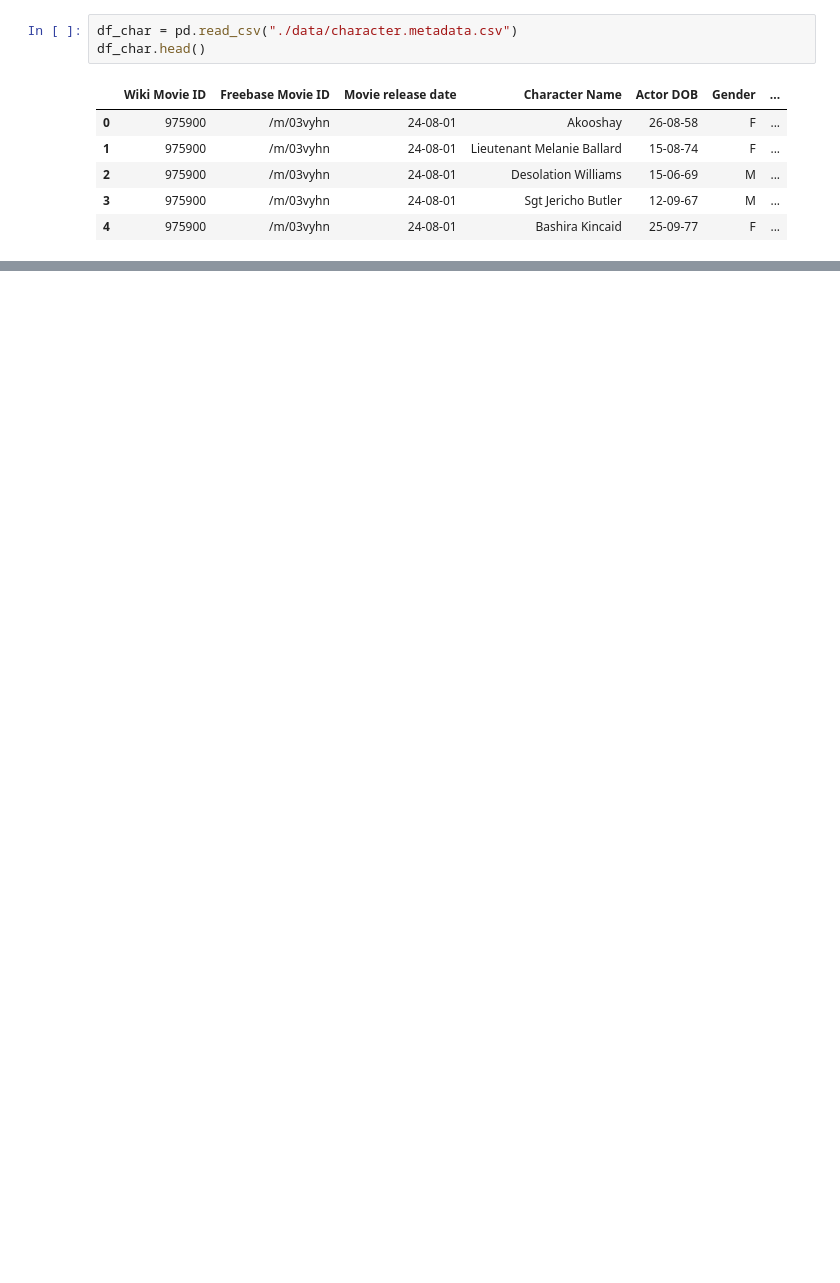
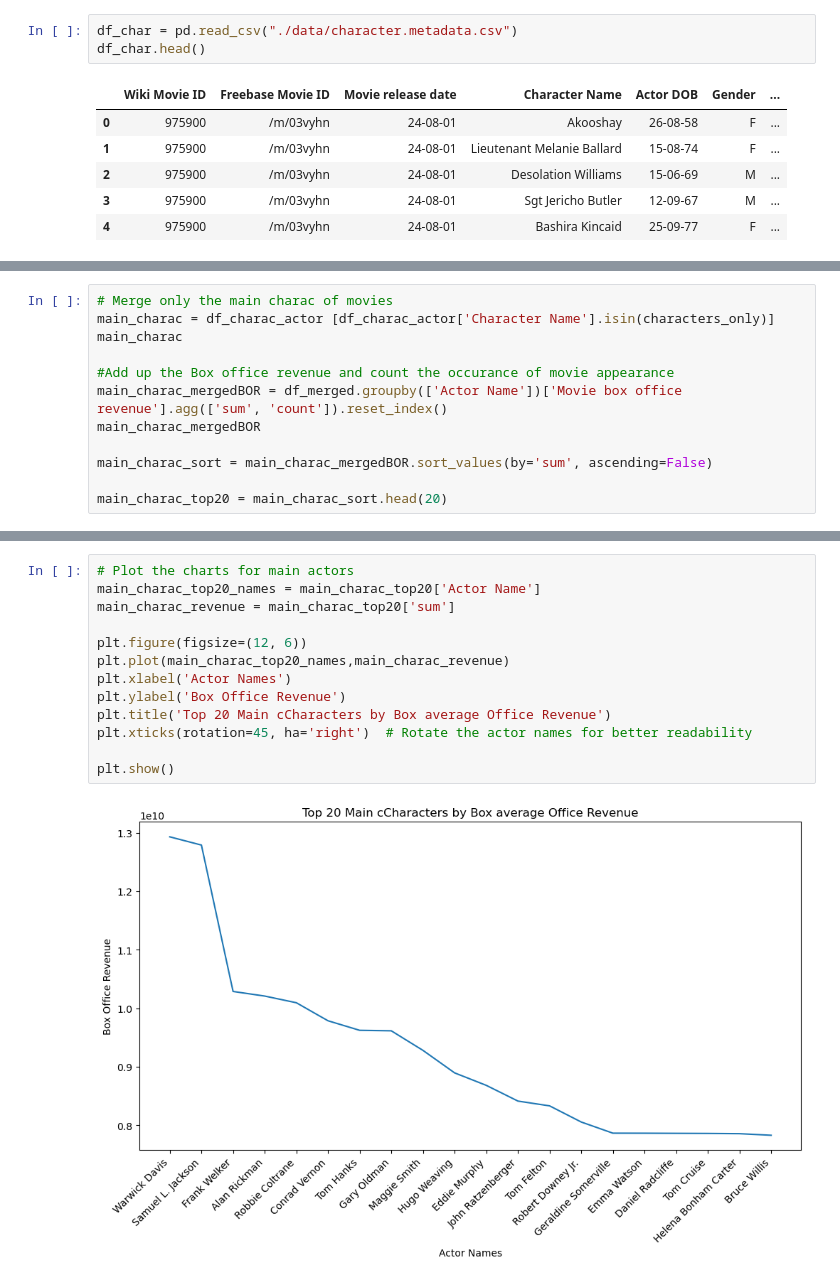
Before and after one commit to epfl-ada/ada-2023-project-perrysplatypuses, a Jupyter notebook: project1_wjs.ipynb, the cells around one changed output, grey strips where cells are left out. Saved outputs shown, nothing was run; the diff lists cells and outputs as text; blank space fills up the shorter version.

Commit message:
Included main characters

```diff
--- a/project1_wjs.ipynb
+++ b/project1_wjs.ipynb
@@ -134,0 +173,12 @@ plt.show()
+# %%
+# Merge only the main charac of movies
+main_charac = df_charac_actor [df_charac_actor['Character Name'].isin(characters_only)]
+main_charac
+
+#Add up the Box office revenue and count the occurance of movie appearance
+main_charac_mergedBOR = df_merged.groupby(['Actor Name'])['Movie box office revenue'].agg(['sum', 'count']).reset_index()
+main_charac_mergedBOR
+
+main_charac_sort = main_charac_mergedBOR.sort_values(by='sum', ascending=False)
+
+main_charac_top20 = main_charac_sort.head(20)
@@ -134,0 +203,15 @@ plt.show()
+# %%
+# Plot the charts for main actors
+main_charac_top20_names = main_charac_top20['Actor Name']
+main_charac_revenue = main_charac_top20['sum']
+
+plt.figure(figsize=(12, 6))
+plt.plot(main_charac_top20_names,main_charac_revenue)
+plt.xlabel('Actor Names')
+plt.ylabel('Box Office Revenue')
+plt.title('Top 20 Main cCharacters by Box average Office Revenue')
+plt.xticks(rotation=45, ha='right')  # Rotate the actor names for better readability
+
+plt.show()
+# %% [output]
+[figure, added]
```
Also changed, not shown: parts of 15 cells of this notebook.
